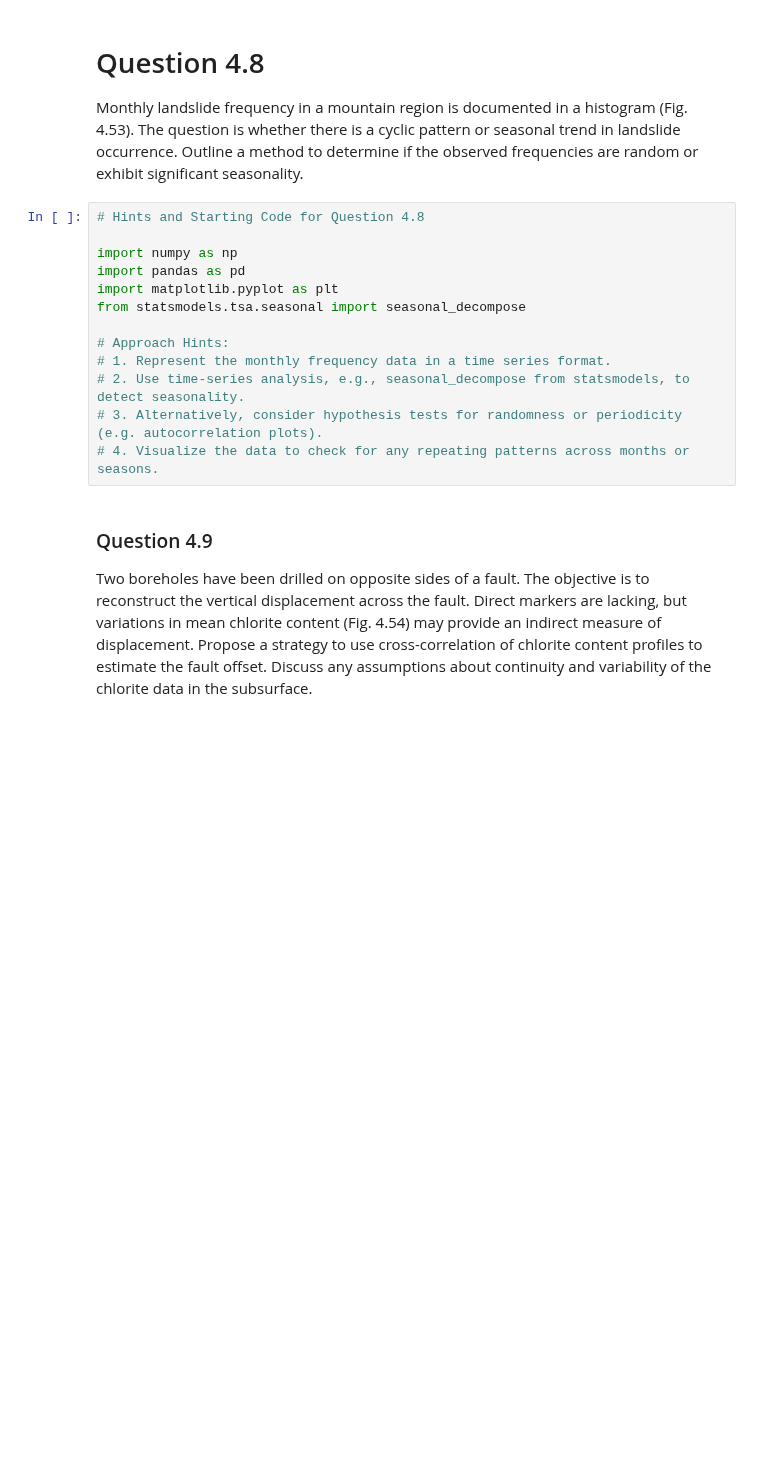
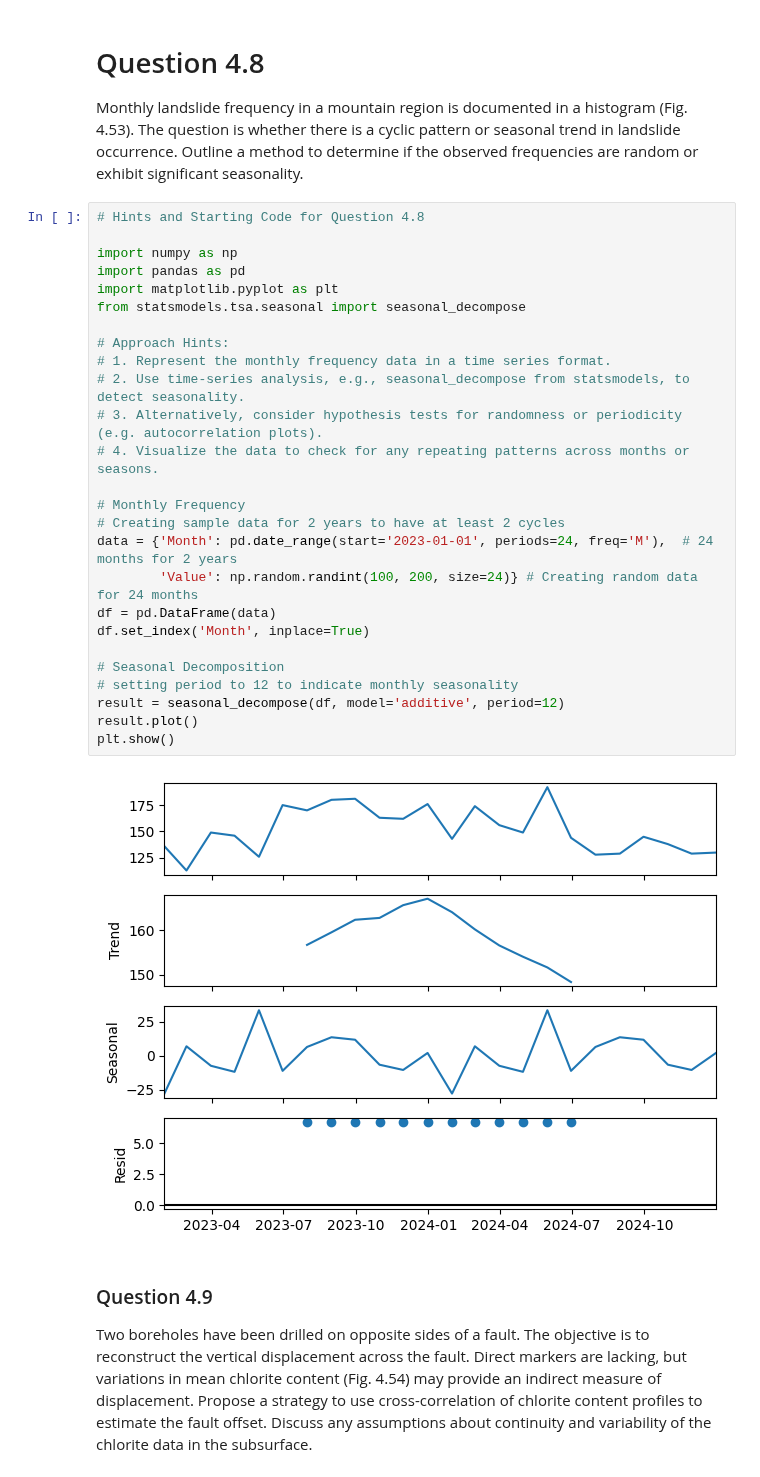
Before and after one commit to iGeology-Illinois/geol-581-module-3-principles-of-uncertainty-chapter-4-seanb7, a Jupyter notebook: GEOL581_M3StatsHW.ipynb, the cells around one changed output. Cells and saved outputs as stored; diff of their text form; blank space fills up the shorter version.

```diff
--- a/GEOL581_M3StatsHW.ipynb
+++ b/GEOL581_M3StatsHW.ipynb
@@ -355,16 +369,31 @@ Monthly landslide frequency in a mountain region is documented in a histogram (F
 # %%
 # Hints and Starting Code for Question 4.8
 
 import numpy as np
 import pandas as pd
 import matplotlib.pyplot as plt
 from statsmodels.tsa.seasonal import seasonal_decompose
 
 # Approach Hints:
 # 1. Represent the monthly frequency data in a time series format.
 # 2. Use time-series analysis, e.g., seasonal_decompose from statsmodels, to detect seasonality.
 # 3. Alternatively, consider hypothesis tests for randomness or periodicity (e.g. autocorrelation plots).
 # 4. Visualize the data to check for any repeating patterns across months or seasons.
+
+# Monthly Frequency
+# Creating sample data for 2 years to have at least 2 cycles
+data = {'Month': pd.date_range(start='2023-01-01', periods=24, freq='M'),  # 24 months for 2 years
+        'Value': np.random.randint(100, 200, size=24)} # Creating random data for 24 months
+df = pd.DataFrame(data)
+df.set_index('Month', inplace=True)
+
+# Seasonal Decomposition
+# setting period to 12 to indicate monthly seasonality
+result = seasonal_decompose(df, model='additive', period=12)
+result.plot()
+plt.show()
+# %% [output]
+[figure, added]
 # %% [markdown]
 ### Question 4.9
 Two boreholes have been drilled on opposite sides of a fault. The objective is to reconstruct the vertical displacement across the fault. Direct markers are lacking, but variations in mean chlorite content (Fig. 4.54) may provide an indirect measure of displacement. Propose a strategy to use cross-correlation of chlorite content profiles to estimate the fault offset. Discuss any assumptions about continuity and variability of the chlorite data in the subsurface.
```
Also changed, not shown: parts of 1 cell of this notebook.
